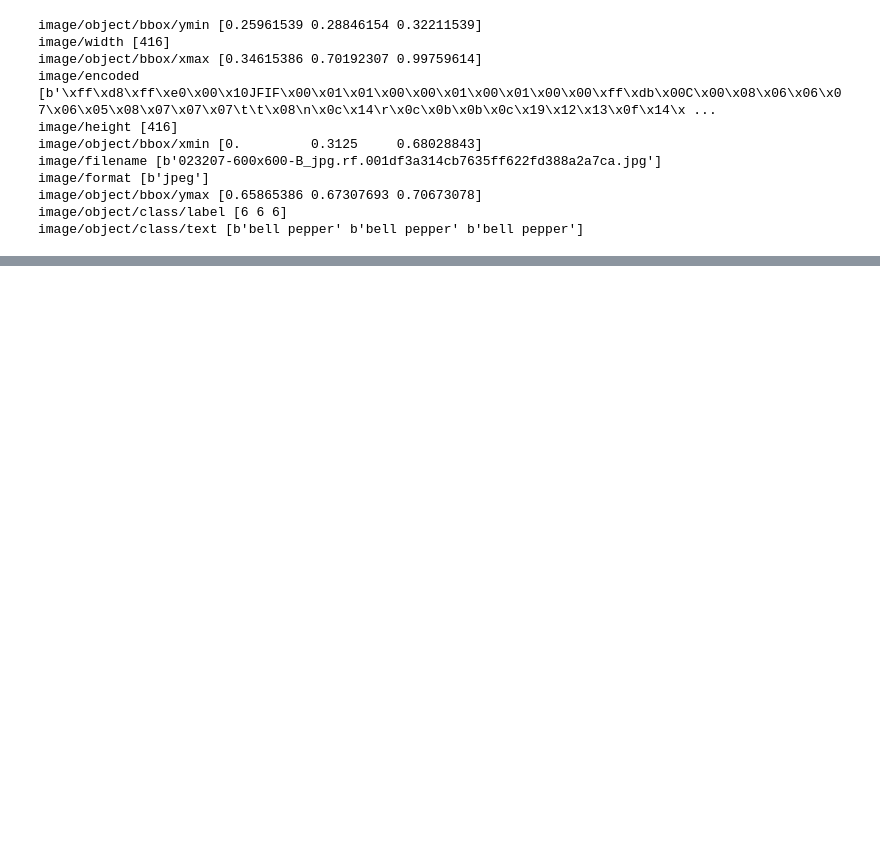
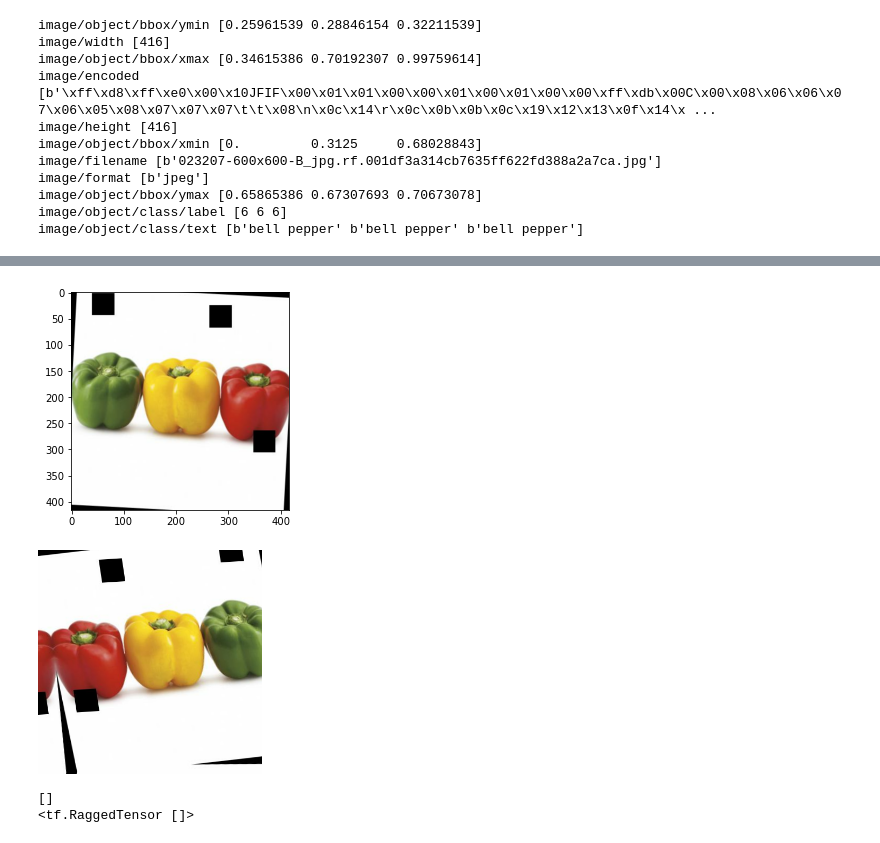
Before and after one commit to Mageiras-C241-PS325/Machine-Learning, a Jupyter notebook: data_test.ipynb, the cells around one changed output, grey strips where cells are left out. Drawn from its saved outputs; the diff is of its cells as text; code cells hidden in the pictures; blank space fills up the shorter version.

Commit message:
Tried to preprocess and augment data

```diff
--- a/data_test.ipynb
+++ b/data_test.ipynb
@@ -57,6 +54,7 @@ feature_description = {
     'image/width' : tf.io.FixedLenFeature([], tf.int64)
 }
 def _parse_function(example_proto):
-    return tf.io.parse_single_example(example_proto, feature_description)
+    parsed_example = tf.io.parse_single_example(example_proto, feature_description)
+    for key in ['image/object/bbox/ymin', 'image/object/bbox/xmin', 'image/object/bbox/ymax', 'image/object/bbox/xmax', 'image/object/class/text', 'image/object/class/label']:
+        parsed_example[key] = tf.sparse.to_dense(parsed_example[key])
+    return parsed_example
-# %%
-parsed_dataset = dataset_train.map(_parse_function)
@@ -74,0 +87,25 @@ SparseTensor(indices=tf.Tensor(
+# %%
+augmenter = tf.keras.Sequential([
+    keras_cv.layers.RandomFlip(mode='horizontal', bounding_box_format="xyxy"),
+    # keras_cv.layers.RandomRotation(factor=0.1, interpolation='bilinear', bounding_box_format="xyxy"),
+    # keras_cv.layers.RandomTranslation(height_factor=0.1, width_factor=0.1, interpolation='bilinear', bounding_box_format="xyxy"),
+    keras_cv.layers.RandomShear(x_factor=0.2, y_factor=0.2, interpolation='bilinear', bounding_box_format="xyxy"),
+    # keras_cv.layers.JitteredResize(target_size=(240, 240), scale_factor=(0.8, 1.25), bounding_box_format="xyxy", interpolation='bilinear'),
+    keras_cv.layers.Resizing(224, 224, bounding_box_format="xyxy", pad_to_aspect_ratio=True, interpolation='bilinear'),
+])
+# %%
+for parsed_dataset in dataset_train.map(_parse_function).map(preprocess_dataset).take(1):
+    bounding_boxes = parsed_dataset['bounding_boxes']
+    image = parsed_dataset['images']
+    plt.imshow(image.numpy().astype(np.uint8))
+    plt.show()
+    res = augmenter(parsed_dataset)
+    image_augmented = res["images"]
+    display.display(tf.keras.preprocessing.image.array_to_img(image_augmented))
+    print(res['bounding_boxes']['classes'].numpy())
+    print(res['bounding_boxes']['boxes'])
+# %% [output]
+[figure, added]
+[figure, added]
+[]
+<tf.RaggedTensor []>
```
Also changed, not shown: parts of 7 cells of this notebook, 1 other file.
